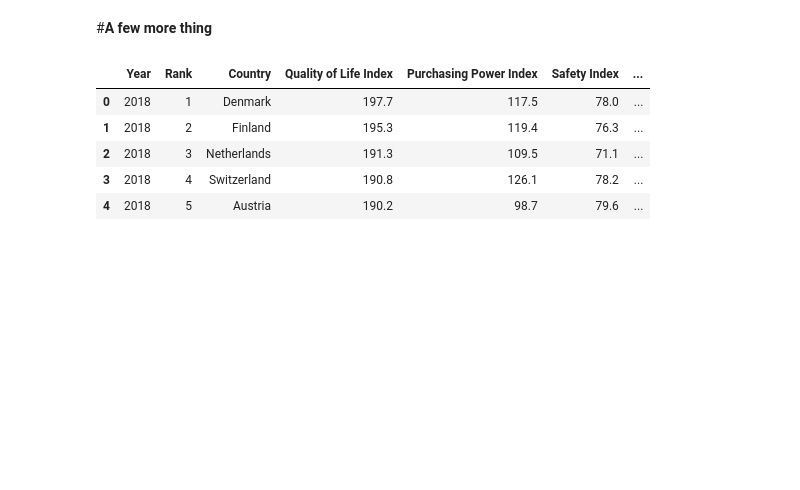
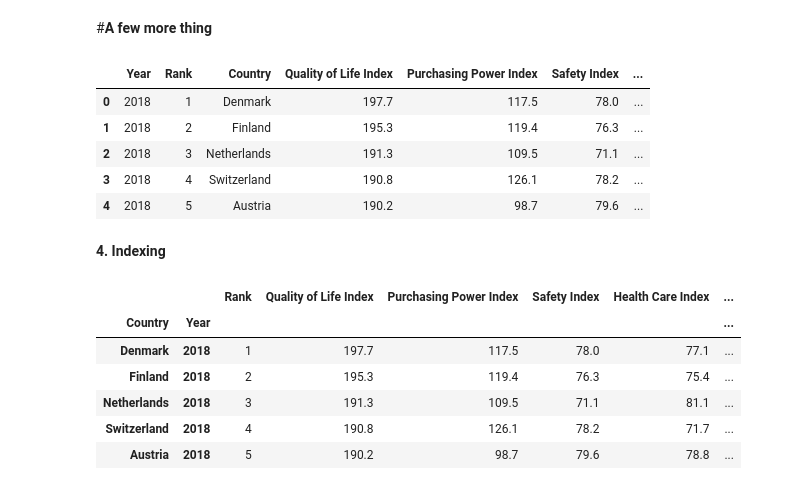
Before and after one commit to vvega7/Chanel7, a Jupyter notebook: Quality_of_life(exam_2).ipynb, the cells around one changed output. Saved outputs shown, nothing was run; the diff lists cells and outputs as text; code cells hidden in the pictures; blank space fills up the shorter version.

```diff
--- a/Quality_of_life(exam_2).ipynb
+++ b/Quality_of_life(exam_2).ipynb
@@ -100,3 +101,24 @@ pp.head()
 | 2 | 2018 | 3 | Netherlands | 191.3 | 109.5 | 71.1 | ... |
 | 3 | 2018 | 4 | Switzerland | 190.8 | 126.1 | 78.2 | ... |
 | 4 | 2018 | 5 | Austria | 190.2 | 98.7 | 79.6 | ... |
+# %% [markdown]
+**4. Indexing**
+# %%
+# create an index
+idx = pd.MultiIndex.from_product([pp['Country'].unique(),
+                                range(pp.Year.min(),pp.Year.max()+1)],
+                                 names = ['Country','Year'])
+
+# Reindex the Quality of live
+pp = pp.set_index(['Country','Year'])
+
+# Check
+pp.head()
+# %% [output]
+|  |  | Rank | Quality of Life Index | Purchasing Power Index | Safety Index | Health Care Index | ... |
+| Country | Year |  |  |  |  |  | ... |
+| Denmark | 2018 | 1 | 197.7 | 117.5 | 78.0 | 77.1 | ... |
+| Finland | 2018 | 2 | 195.3 | 119.4 | 76.3 | 75.4 | ... |
+| Netherlands | 2018 | 3 | 191.3 | 109.5 | 71.1 | 81.1 | ... |
+| Switzerland | 2018 | 4 | 190.8 | 126.1 | 78.2 | 71.7 | ... |
+| Austria | 2018 | 5 | 190.2 | 98.7 | 79.6 | 78.8 | ... |
```
Also changed, not shown: parts of 14 cells of this notebook.
